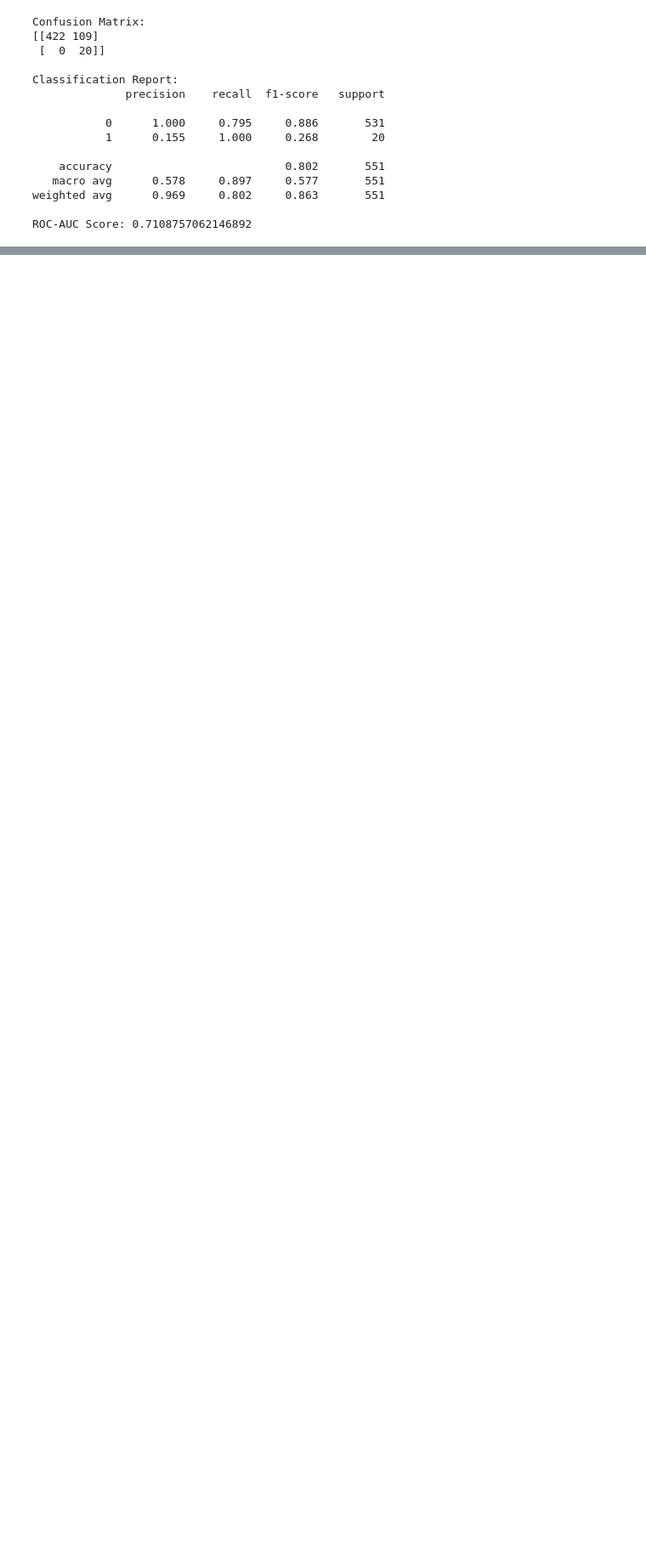
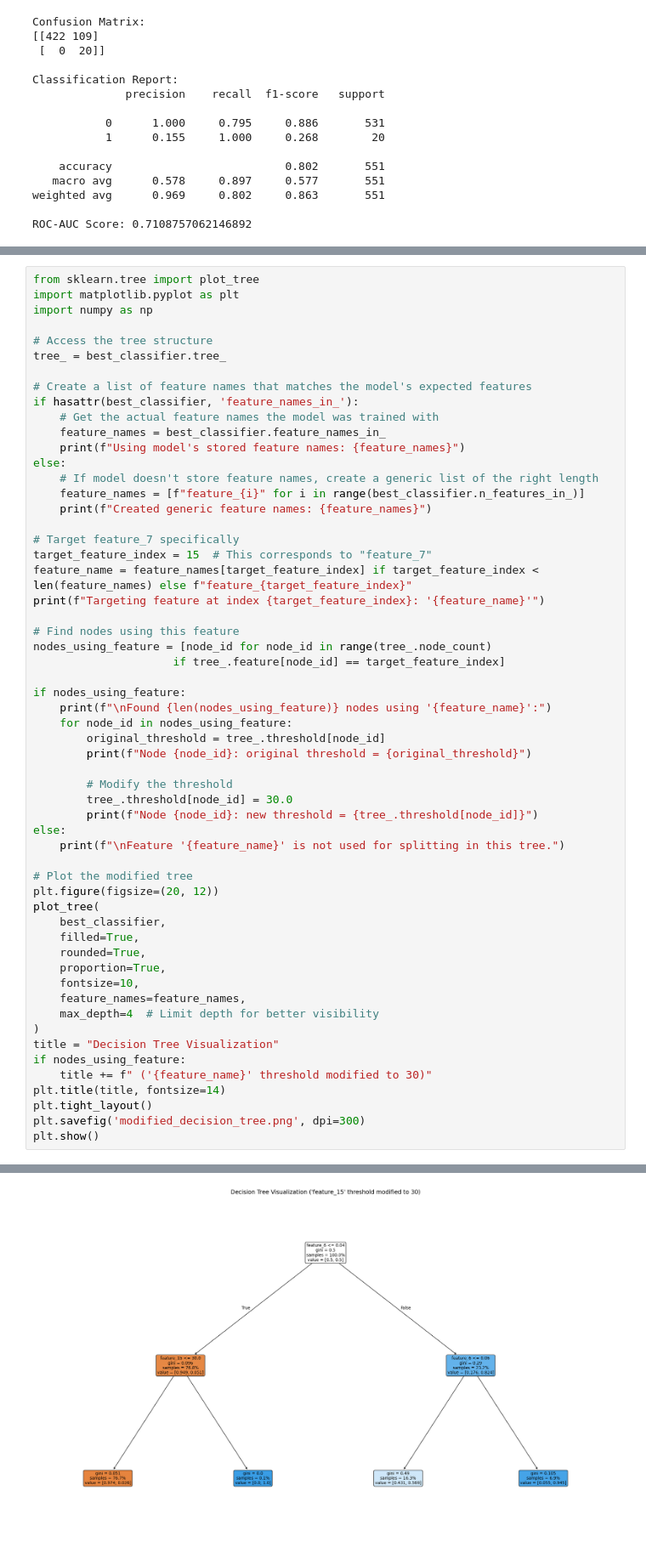
Before and after one commit to jruizcano/ML_REV, a Jupyter notebook: model_decisiontree.ipynb, the cells around one changed output, grey strips where cells are left out. Shown at 85% size. Drawn from its saved outputs; the diff is of its cells as text; blank space fills up the shorter version.

```diff
--- a/model_decisiontree.ipynb
+++ b/model_decisiontree.ipynb
@@ -302,0 +375,58 @@ plt.show()
+# %%
+from sklearn.tree import plot_tree
+import matplotlib.pyplot as plt
+import numpy as np
+
+# Access the tree structure
+tree_ = best_classifier.tree_
+
+# Create a list of feature names that matches the model's expected features
+if hasattr(best_classifier, 'feature_names_in_'):
+    # Get the actual feature names the model was trained with
+    feature_names = best_classifier.feature_names_in_
+    print(f"Using model's stored feature names: {feature_names}")
+else:
+    # If model doesn't store feature names, create a generic list of the right length
+    feature_names = [f"feature_{i}" for i in range(best_classifier.n_features_in_)]
+    print(f"Created generic feature names: {feature_names}")
+
+# Target feature_7 specifically
+target_feature_index = 15  # This corresponds to "feature_7"
+feature_name = feature_names[target_feature_index] if target_feature_index < len(feature_names) else f"feature_{target_feature_index}"
+print(f"Targeting feature at index {target_feature_index}: '{feature_name}'")
+
+# Find nodes using this feature
+nodes_using_feature = [node_id for node_id in range(tree_.node_count)
+                     if tree_.feature[node_id] == target_feature_index]
+
+if nodes_using_feature:
+    print(f"\nFound {len(nodes_using_feature)} nodes using '{feature_name}':")
+    for node_id in nodes_using_feature:
+        original_threshold = tree_.threshold[node_id]
+        print(f"Node {node_id}: original threshold = {original_threshold}")
+
+        # Modify the threshold
+        tree_.threshold[node_id] = 30.0
+        print(f"Node {node_id}: new threshold = {tree_.threshold[node_id]}")
+else:
+    print(f"\nFeature '{feature_name}' is not used for splitting in this tree.")
+
+# Plot the modified tree
+plt.figure(figsize=(20, 12))
+plot_tree(
+    best_classifier,
+    filled=True,
+    rounded=True,
+    proportion=True,
+    fontsize=10,
+    feature_names=feature_names,
+    max_depth=4  # Limit depth for better visibility
+)
+title = "Decision Tree Visualization"
+if nodes_using_feature:
+    title += f" ('{feature_name}' threshold modified to 30)"
+plt.title(title, fontsize=14)
+plt.tight_layout()
+plt.savefig('modified_decision_tree.png', dpi=300)
+plt.show()
+# %% [output]
@@ -302,0 +439 @@ plt.show()
+[figure, added]
```
Also changed, not shown: parts of 7 cells of this notebook.
